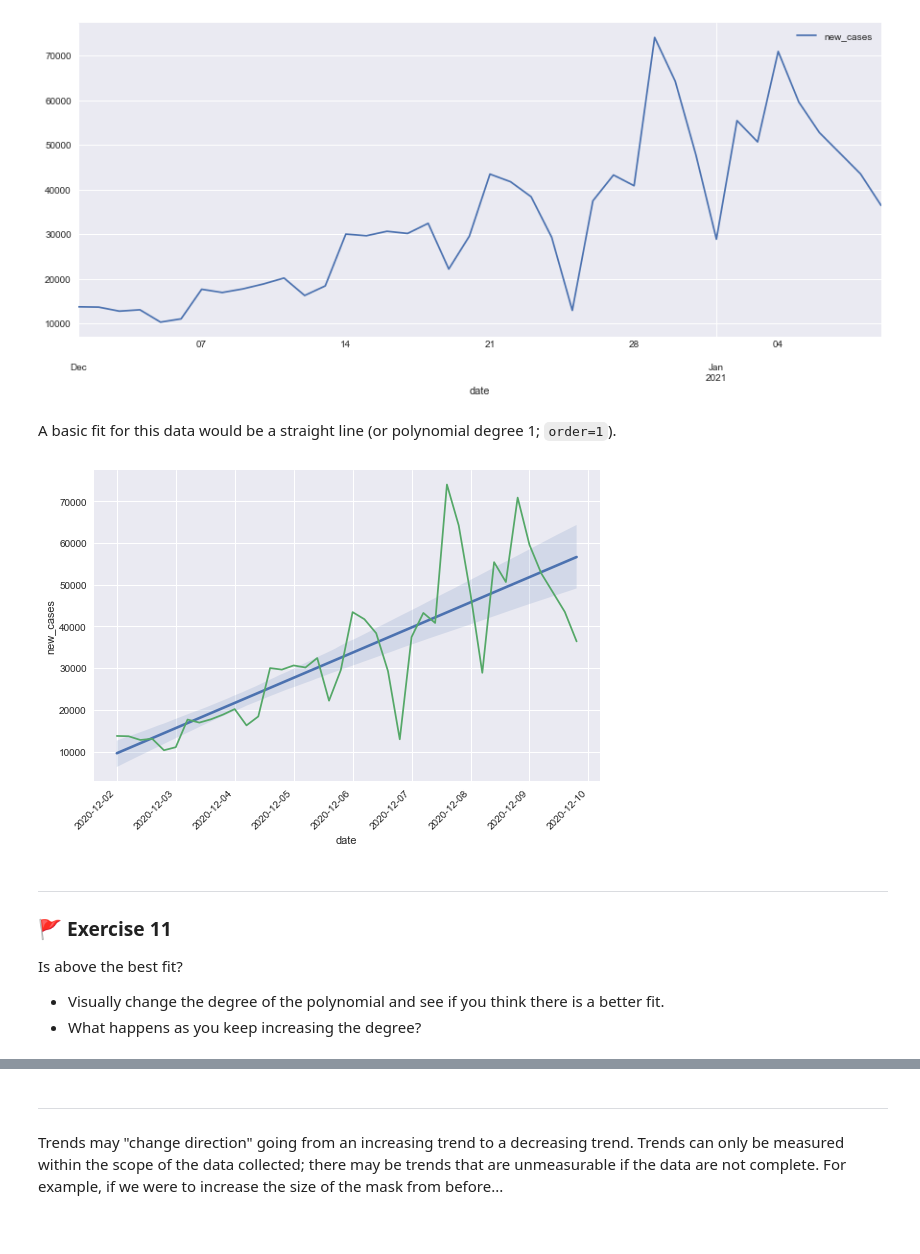
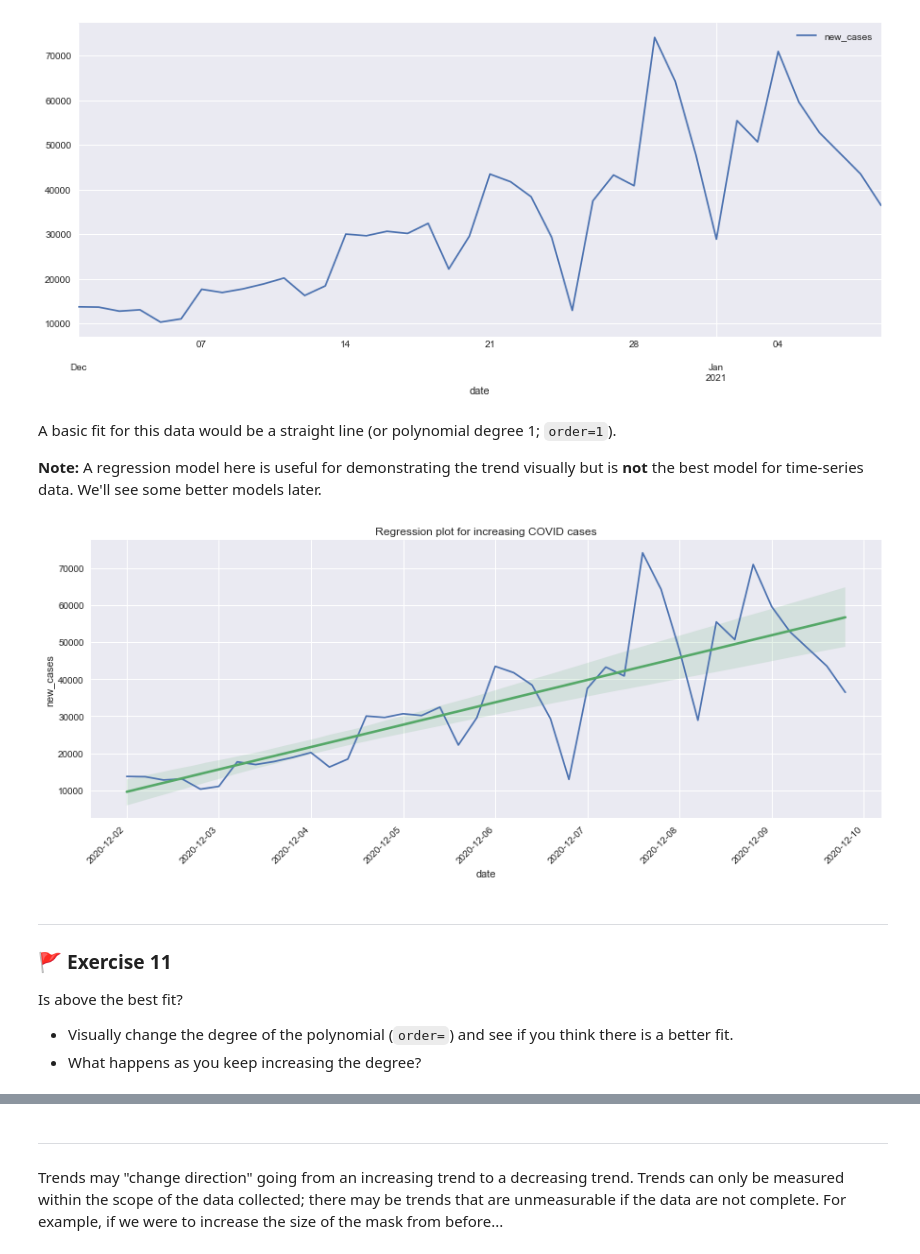
Before and after one commit to Eldave93/machine-learning-workbooks, a Jupyter notebook: 12-time-series/12_workbook.ipynb, the cells around one changed output, grey strips where cells are left out. Drawn from its saved outputs; the diff is of its cells as text; code cells hidden in the pictures.

```diff
--- a/12-time-series/12_workbook.ipynb
+++ b/12-time-series/12_workbook.ipynb
@@ -856,52 +856,68 @@ Like any machine learning project, we first need to explore our data to help us
 A trend is any long-term change in the value we're measuring. For example, between the start of December 2020 and the second week of January 2021, there was an upward trend in Covid cases.
 # %%
 # let's filter our data to look at the middle section more closely
-start_date = pd.to_datetime('2020-12-01')
-end_date = pd.to_datetime('2021-01-10', format='%Y-%m-%d') # using ISO 8601 format, `format=` is optional
+# using ISO 8601 format, `format=` is optional
+start_date = pd.to_datetime('2020-12-01', format='%Y-%m-%d')
+end_date = pd.to_datetime('2021-01-10', format='%Y-%m-%d')
 
+# create the mask
 after_start = covid.index >= start_date
 before_end = covid.index < end_date
 mask = after_start & before_end
+
+# plot
 covid[mask].plot(figsize=(15,6));
 # %% [output]
 [figure]
 # %% [markdown]
 A basic fit for this data would be a straight line (or polynomial degree 1; `order=1`).
+
+__Note:__ A regression model here is useful for demonstrating the trend visually but is __not__ the best model for time-series data. We'll see some better models later.
 # %%
 import seaborn as sns
 
+# make a copy of the data for plotting
 df = covid[mask].copy()
 
+# reset the index so its in the columns
 df.reset_index(inplace=True)
 
 # save the dates
 dates_ = df.date
 
-# regplot don't play nice with datetimes so lets convert them to
+# regplot doesn't play nice with datetimes so lets convert them to
 # ordinal values
 df["date"] = df.date.map(pd.Timestamp.toordinal)
 
-fig, ax = plt.subplots()
+# create a canvas for the plot
+fig, ax = plt.subplots(figsize=(15,6))
 
+# add a line plot
+sns.lineplot(x='date', y='new_cases', data=df, ax=ax)
+
+# add the regression line
 sns.regplot(x='date', y='new_cases', data=df, ax=ax, scatter=False, order=1)
-sns.lineplot(x='date', y='new_cases', data=df, ax=ax)
 
 # set our labels back to the dates
 ax.set_xticklabels(dates_.dt.date)
 
 # legible labels
 fig.autofmt_xdate(rotation=45, ha='right')
 
-fig.tight_layout()
+# add plot title
+plt.title("Regression plot for increasing COVID cases")
+
+# display figure
+plt.show()
 # %% [output]
-[figure, old version]
+[figure, new version]
 # %% [markdown]
 ---
 
 ### 🚩 Exercise 11
 
 Is above the best fit?
-- Visually change the degree of the polynomial and see if you think there is a better fit.
+- Visually change the degree of the polynomial (`order=`) and see if you think there is a better fit.
 - What happens as you keep increasing the degree?
 # %%
 %run ../scripts/show_solutions.py 12_ex11
```
Also changed, not shown: parts of 134 cells of this notebook, 1 other file.
